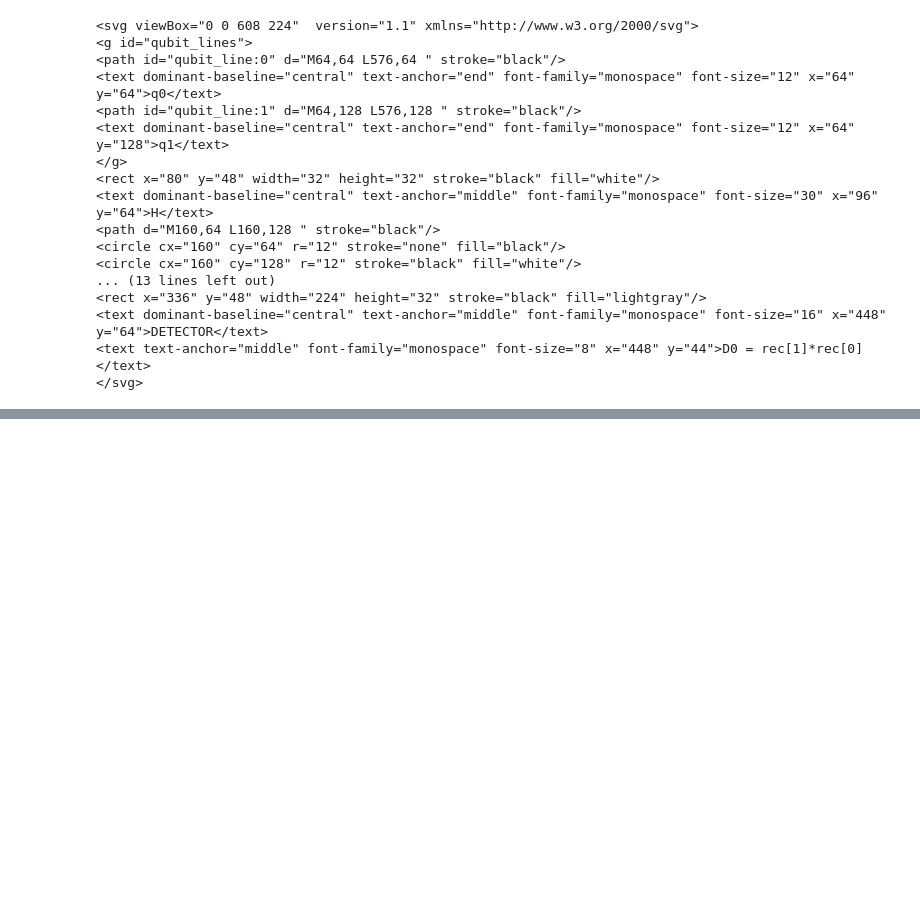
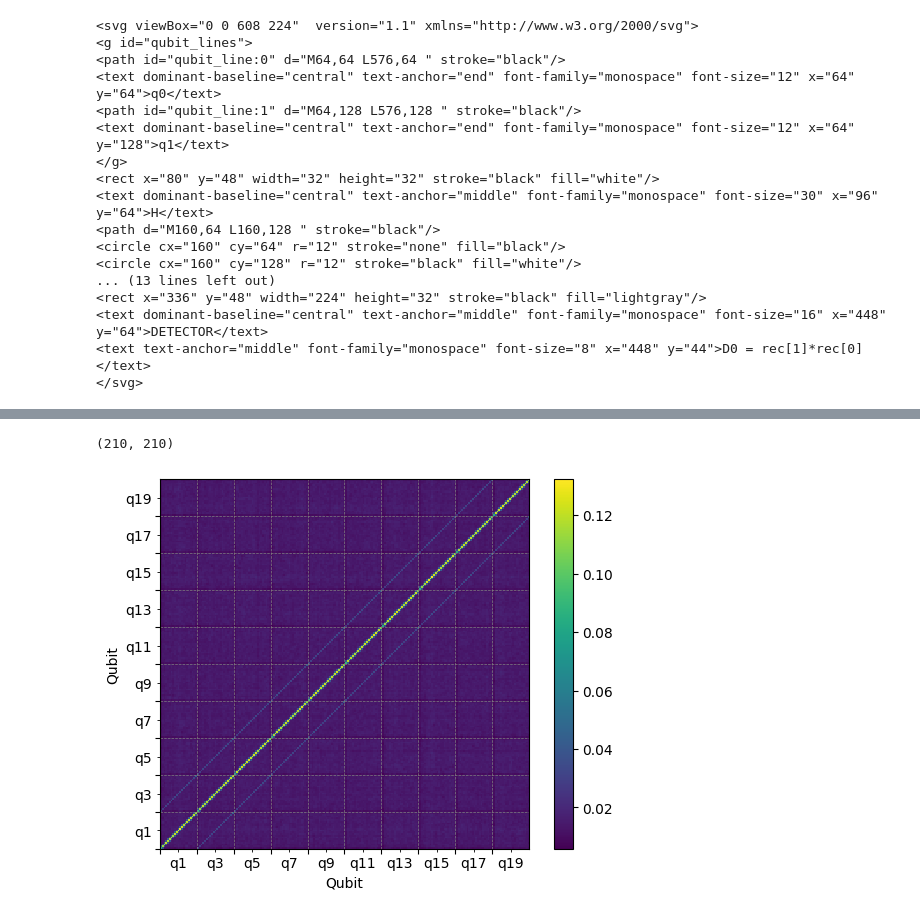
Before and after one commit to qlang-qec/qec, a Jupyter notebook: main.ipynb, the cells around one changed output, grey strips where cells are left out. Saved outputs shown, nothing was run; the diff lists cells and outputs as text; code cells hidden in the pictures; blank space fills up the shorter version.

```diff
--- a/main.ipynb
+++ b/main.ipynb
@@ -132,0 +173,28 @@ plt.show()
+# %%
+res2 = np.einsum('ijkl -> jilk', res1.reshape((rounds + 1, distance - 1, rounds + 1, distance - 1)))
+res2 = res2.reshape((rounds + 1) * (distance - 1), (rounds + 1) * (distance - 1))
+res2.shape
+# %% [output]
+(210, 210)
+# %%
+plt.imshow(res2, interpolation="none")
+plt.colorbar()
+plt.xlabel("Qubit")
+plt.ylabel("Qubit")
+
+ax = plt.gca()
+ax.invert_yaxis()
+
+ticks = np.arange(distance - 1) * (rounds + 1) - 0.5
+labels = [f"q{i * 2 + 1}" for i in range(distance - 1)]
+
+ax.set_xticks(ticks, [])
+ax.set_xticks(ticks + (rounds + 1) / 2, labels, minor=True)
+ax.set_yticks(ticks, [])
+ax.set_yticks(ticks + (rounds + 1) / 2, labels, minor=True)
+
+ax.grid(which="major", color="gray", linestyle="--", linewidth=0.5)
+
+plt.show()
+# %% [output]
+[figure, added]
```
Also changed, not shown: parts of 9 cells of this notebook.
